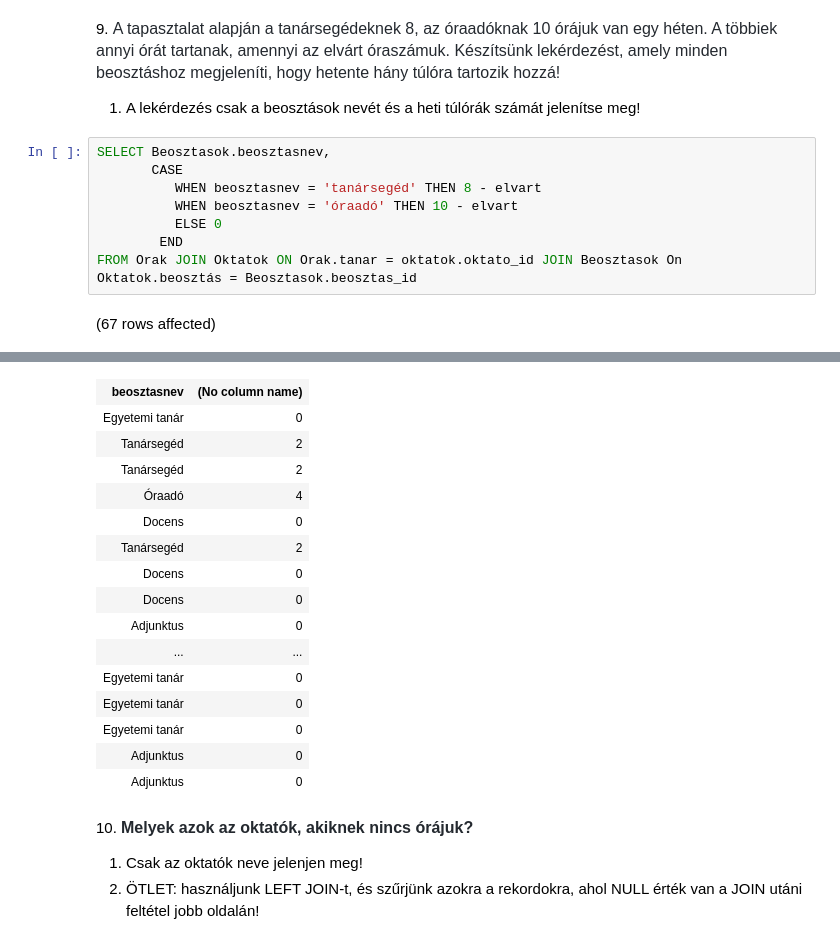
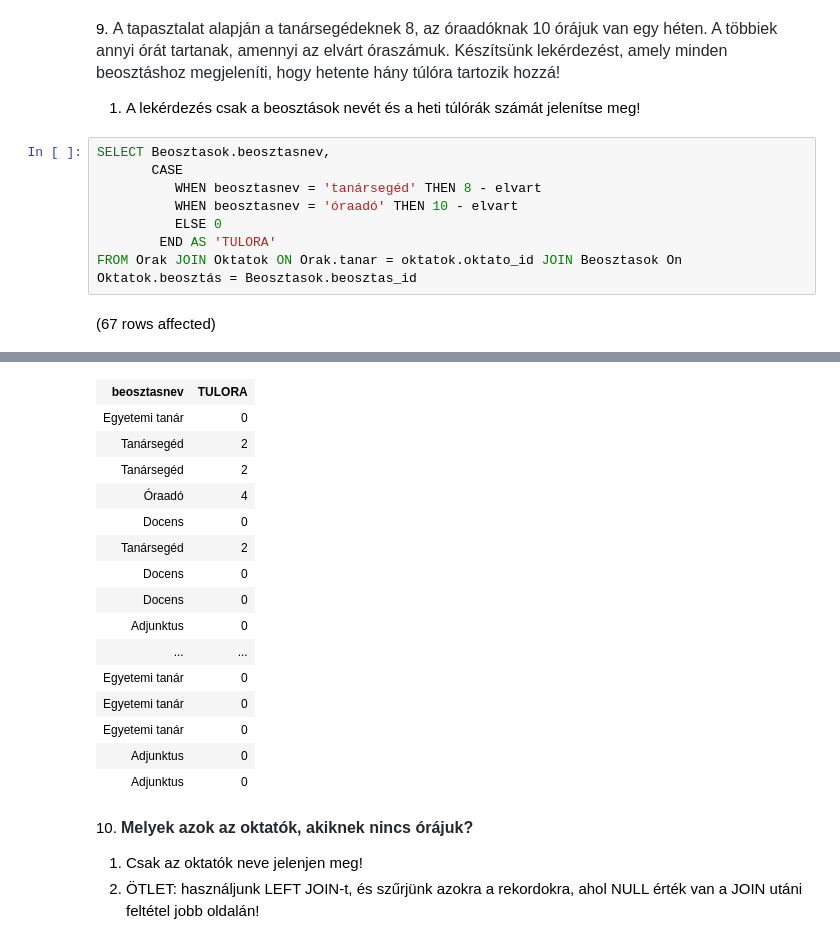
Before and after one commit to BeszeZsolt/zh, a Jupyter notebook: gyakorlat02_feladatok .ipynb, the cells around one changed output, grey strips where cells are left out. Saved outputs shown, nothing was run; the diff lists cells and outputs as text.

```diff
--- a/gyakorlat02_feladatok .ipynb
+++ b/gyakorlat02_feladatok .ipynb
@@ -105,7 +105,7 @@ SELECT Beosztasok.beosztasnev,
           WHEN beosztasnev = 'tanársegéd' THEN 8 - elvart
           WHEN beosztasnev = 'óraadó' THEN 10 - elvart
           ELSE 0
-        END
+        END AS 'TULORA'
 FROM Orak JOIN Oktatok ON Orak.tanar = oktatok.oktato_id JOIN Beosztasok On Oktatok.beosztás = Beosztasok.beosztas_id
 # %% [output]
 (67 rows affected)
@@ -113,4 +113,4 @@ Total execution time: 00:00:00.027
-| beosztasnev | (No column name) |
+| beosztasnev | TULORA |
 | Egyetemi tanár | 0 |
 | Tanársegéd | 2 |
 | Tanársegéd | 2 |
```
Also changed, not shown: parts of 1 cell of this notebook.
